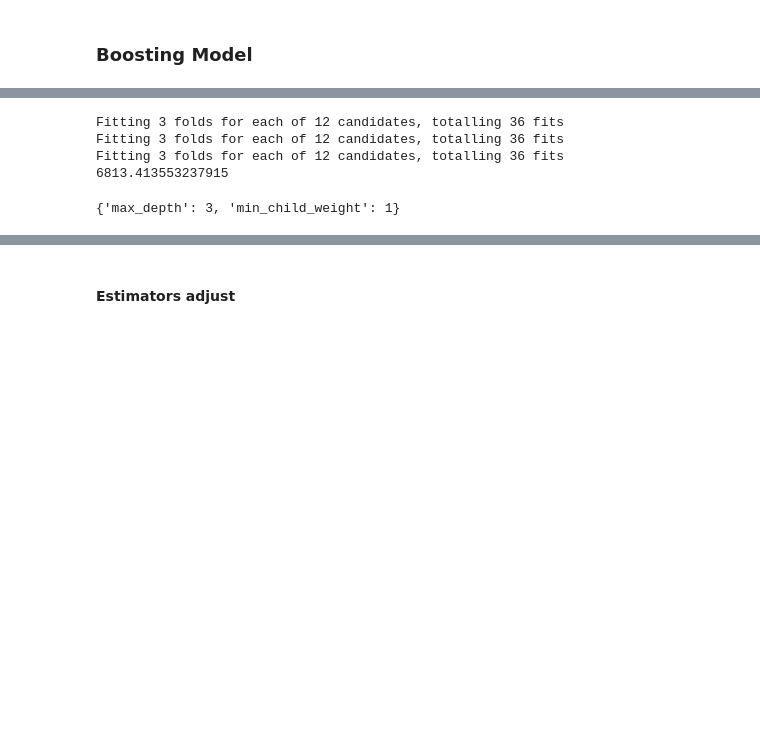
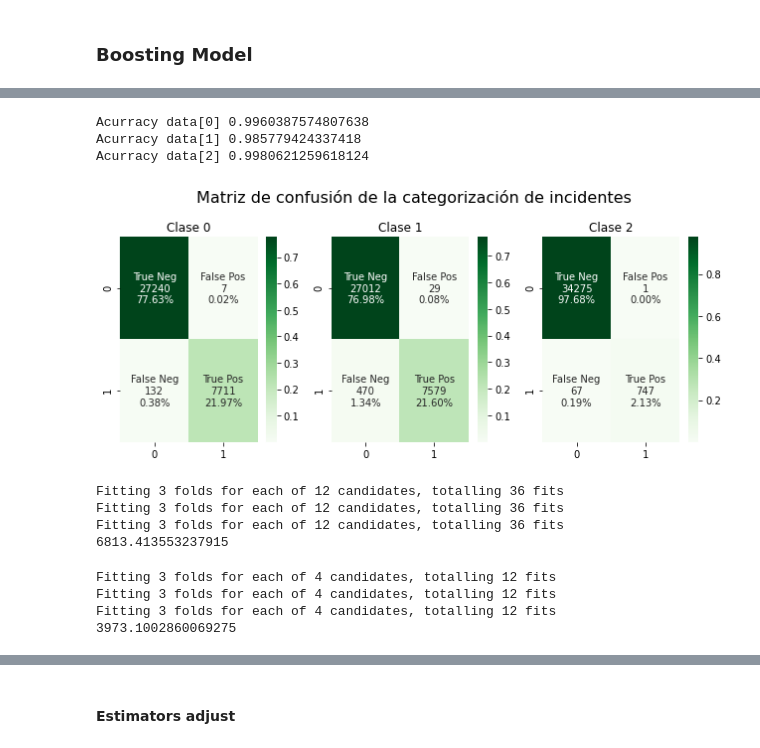
Before and after one commit to Liu-Lc/TwitterTraffic-Pty, a Jupyter notebook: categorization.ipynb, the cells around one changed output, grey strips where cells are left out. Drawn from its saved outputs; the diff is of its cells as text; code cells hidden in the pictures; blank space fills up the shorter version.

```diff
--- a/categorization.ipynb
+++ b/categorization.ipynb
@@ -105,13 +105,0 @@ print(accuracy_score(y_test, y_xgb))
-# %%
-xgresume = []
-
-for i in [64,128,256,512,1024,2048,4096]:
-    print('\nestimators:', str(i))
-    start = time.time()
-    xgb = XGBClassifier(n_estimators=i, learning_rate=0.3, eval_metric='error') # learning_rate
-    xgb.fit(X_train, y_train)
-    end = time.time()
-    y_xgb = xgb.predict(X_test)
-    print(str(end-start), accuracy_score(y_test, y_xgb))
-    xgresume.append([i, end-start, accuracy_score(y_test, y_xgb),
-    confusion_matrix(y_test,y_xgb), classification_report(y_test,y_xgb)])
@@ -135,3 +106,33 @@ plt.show()
+# %%
+for i in range(3):
+    ytest0 = [j[i] for j in y_test1]
+    ypred0 = [j[i] for j in y_xgb_first]
+    print('Acurracy data[%d]'%i, accuracy_score(ytest0, ypred0))
+# %% [output]
+Acurracy data[0] 0.9960387574807638
+Acurracy data[1] 0.985779424337418
+Acurracy data[2] 0.9980621259618124
+# %%
+conf_matrix = multilabel_confusion_matrix(y_test1,y_xgb_first)
+
+plt.figure(figsize=(9,4))
+plt.suptitle('Matriz de confusión de la categorización de incidentes', fontsize=16)
+for i in range(3):
+    group_names = ['True Neg','False Pos','False Neg','True Pos']
+    group_counts = ['{0:0.0f}'.format(value) for value in
+                    conf_matrix[i].flatten()]
+    group_percentages = ['{0:.2%}'.format(value) for value in
+                        conf_matrix[i].flatten()/np.sum(conf_matrix[i])]
+    labels = ['%s\n%s\n%s' % (v1, v2, v3) for v1, v2, v3 in
+            zip(group_names,group_counts,group_percentages)]
+    labels = np.asarray(labels).reshape(2,2)
+    plt.subplot(1, 3, i+1)
+    sns.heatmap(conf_matrix[i]/np.sum(conf_matrix[i]), annot=labels, fmt='', cmap='Greens')
+    plt.title('Clase %d'%i, fontsize=12)
+plt.tight_layout()
+plt.show()
+# %% [output]
+[figure, added]
 # %%
 param_test0 = {
  'max_depth':range(3,10,2),
@@ -161,19 +161,28 @@ for i in range(3):
-# %%
-grid_result0.estimators_[2].cv_results_
-# %% [output]
-{'max_depth': 3, 'min_child_weight': 1}
 # %%
 param_test1 = {
  'gamma':[i/10.0 for i in range(0,4)]
 }
 
+start = time.time()
 gsearch1 = GridSearchCV(estimator = XGBClassifier(learning_rate=0.3, n_estimators=100,
-                                        max_depth=gsearch0.best_params_.['max_depth'],
+                                        max_depth=9,
                                         min_child_weight=1, gamma=0, subsample=0.8, colsample_bytree=0.8,
-                                        objective= 'binary:logistic', nthread=4, scale_pos_weight=1, seed=27),
-                        param_grid = param_test1, scoring='accuracy',n_jobs=4, cv=3, verbose=3)
-gsearch1.fit(X_train1, y_train1)
-gsearch1.best_params_, gsearch1.best_score_
+                                        eval_metric='error', objective= 'binary:logistic',
+                                        nthread=4, scale_pos_weight=1, seed=27),
+                        param_grid = param_test1, scoring='accuracy',n_jobs=4, cv=3, verbose=1)
+grid_result1 = MultiOutputClassifier(gsearch1).fit(X_train1, y_train1)
+end = time.time()
+print(str(end-start))
+with open('param_test1', 'wb') as picklefile:
+    pickle.dump(grid_result1, picklefile)
+for i in range(3):
+    grid_results1 = pd.DataFrame(grid_result1.estimators_[i].cv_results_)
+    grid_results1.to_csv('grid_results1-%d.csv'%(i))
+# %% [output]
+Fitting 3 folds for each of 4 candidates, totalling 12 fits
+Fitting 3 folds for each of 4 candidates, totalling 12 fits
+Fitting 3 folds for each of 4 candidates, totalling 12 fits
+3973.1002860069275
 # %%
 param_test2 = {
  'subsample':[i/10.0 for i in range(6,11)],
```
Also changed, not shown: parts of 13 cells of this notebook.
